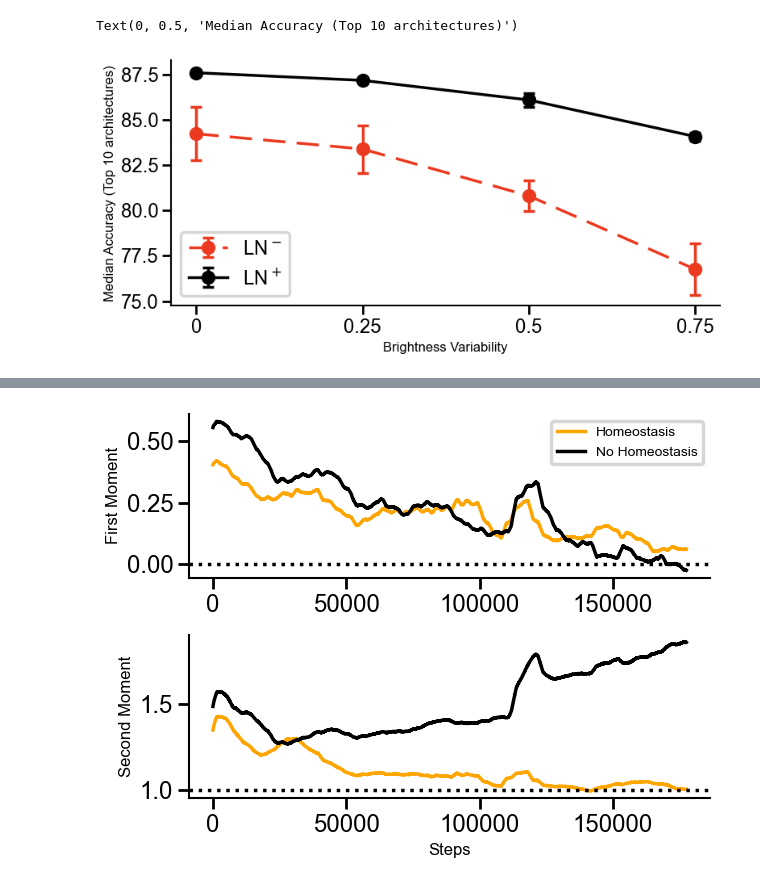
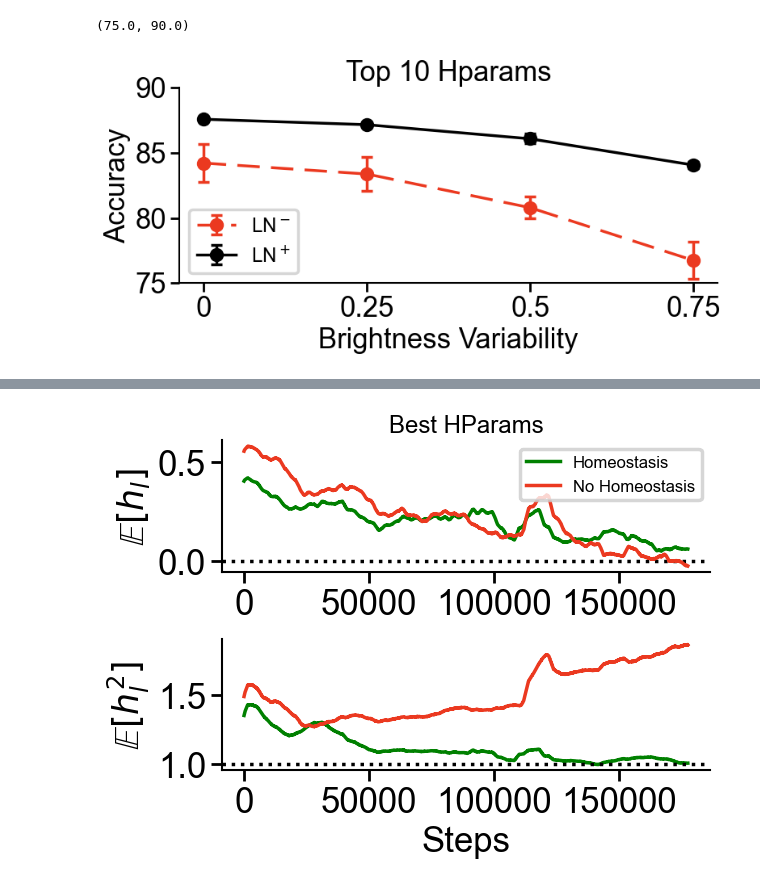
Before and after one commit to RoyHEyono/HomeostaticDANN, a Jupyter notebook: models/dense_mnist_task/notebooks/naisys_plots.ipynb, the cells around one changed output, grey strips where cells are left out. Cells and saved outputs as stored; diff of their text form; code cells hidden in the pictures.

```diff
--- a/models/dense_mnist_task/notebooks/naisys_plots.ipynb
+++ b/models/dense_mnist_task/notebooks/naisys_plots.ipynb
@@ -198,15 +242,31 @@ for bf in brightness_factor:
 ax.errorbar(range(len(noln_acc)), noln_acc, yerr=noln_err, fmt='-o', linestyle='--', label='LN$^-$', capsize=5, color='#eb3920')
 #ax.errorbar(range(len(homeo_inhib_acc)), homeo_inhib_acc, yerr=homeo_inhib_err, fmt='-o', label='Homeostasis', capsize=5, color='green')
 ax.errorbar(range(len(ln_acc)), ln_acc, yerr=ln_err, fmt='-o',  label='LN$^+$', capsize=5, color='black')
-plt.xticks(range(len(noln_acc)), [str(ele) for ele in brightness_factor])
+plt.xticks(range(len(noln_acc)), [str(ele) for ele in brightness_factor], fontsize=25)
 plt.legend()
 
 
-ax.set_xlabel('Brightness Variability')
-ax.set_ylabel(f'Median Accuracy (Top {top_n_architectures} architectures)')
+ax.set_xlabel('Brightness Variability', fontsize=25)
+ax.set_ylabel(f'Accuracy', fontsize=25)
+ax.set_title(f'Top {top_n_architectures} Hparams', fontsize=25)
+
+
+# Set larger font sizes for the tick numbers
+plt.xticks(fontsize=25)
+plt.yticks(fontsize=25)
+
+# Get the current x and y ticks
+x_ticks = ax.get_xticks()
+y_ticks = ax.get_yticks()
+
+ax.set_ylim(75,90)
+
+# Set only the first and last x and y ticks
+#ax.set_xticks([x_ticks[0], x_ticks[-1]])
+#ax.set_yticks([y_ticks[0], y_ticks[-1]])
 # %% [output]
-Text(0, 0.5, 'Median Accuracy (Top 10 architectures)')
+(75.0, 90.0)
-[figure, old version]
+[figure, new version]
 # %%
 # NOTE: Take long to run
 
@@ -240,16 +300,22 @@ window_size = 10000
 first_moment = np.convolve(first_moment, np.ones(window_size)/window_size, mode='valid')
 second_moment = np.convolve(second_moment, np.ones(window_size)/window_size, mode='valid')
 
-ax1.plot(first_moment, color='orange', label="Homeostasis" if idx==0 else None)
-ax2.plot(second_moment, color='orange', label="Second Moment" if idx==0 else None)
+ax1.plot(first_moment, color='green', label="Homeostasis" if idx==0 else None)
+ax2.plot(second_moment, color='green', label="Second Moment" if idx==0 else None)
 
-ax2.set_xlabel("Steps")
-ax1.set_ylabel("First Moment")
-ax2.set_ylabel("Second Moment")
+ax2.set_xlabel("Steps", fontsize=25)
+
+ax1.set_ylabel('$\mathbb{E}[h_l]$', fontsize=25)
+ax2.set_ylabel('$\mathbb{E}[h^2_l]$', fontsize=25)
 
 ax1.axhline(y=0, color='black', linestyle='dotted')
 ax2.axhline(y=1, color='black', linestyle='dotted')
 
+
+ax1.tick_params(axis='x', labelsize=25)  # Set the font size for x-ticks
+ax1.tick_params(axis='y', labelsize=25)  # Set the font size for x-ticks
+ax2.tick_params(axis='x', labelsize=25)  # Set the font size for x-ticks
+ax2.tick_params(axis='y', labelsize=25)  # Set the font size for x-ticks
 # Section: No Homeostasis
 
 best_n_runs = 1
@@ -273,10 +339,18 @@ window_size = 10000
 no_homeostasis_first_moment = np.convolve(no_homeostasis_first_moment, np.ones(window_size)/window_size, mode='valid')
 no_homeostasis_second_moment = np.convolve(no_homeostasis_second_moment, np.ones(window_size)/window_size, mode='valid')
 
-ax1.plot(no_homeostasis_first_moment, color='black', label="No Homeostasis" if idx==0 else None)
-ax2.plot(no_homeostasis_second_moment, color='black', label="Second Moment" if idx==0 else None)
+ax1.plot(no_homeostasis_first_moment, color='#eb3920', label="No Homeostasis" if idx==0 else None)
+ax2.plot(no_homeostasis_second_moment, color='#eb3920', label="Second Moment" if idx==0 else None)
 
-ax1.legend(fontsize='small')
+ax1.tick_params(axis='x', labelsize=25)  # Set the font size for x-ticks
+ax1.tick_params(axis='y', labelsize=25)  # Set the font size for x-ticks
+ax2.tick_params(axis='x', labelsize=25)  # Set the font size for x-ticks
+ax2.tick_params(axis='y', labelsize=25)  # Set the font size for x-ticks
+
+ax1.legend(fontsize=12)
+
+ax1.set_title("Best HParams")
+
 
 gs1.tight_layout(fig)
 # %% [output]
@@ -284 +357 @@ wandb: WARNING A graphql request initiated by the public wandb API timed out (ti
-[figure, old version]
+[figure, new version]
```
Also changed, not shown: parts of 7 cells of this notebook, 2 other files.
